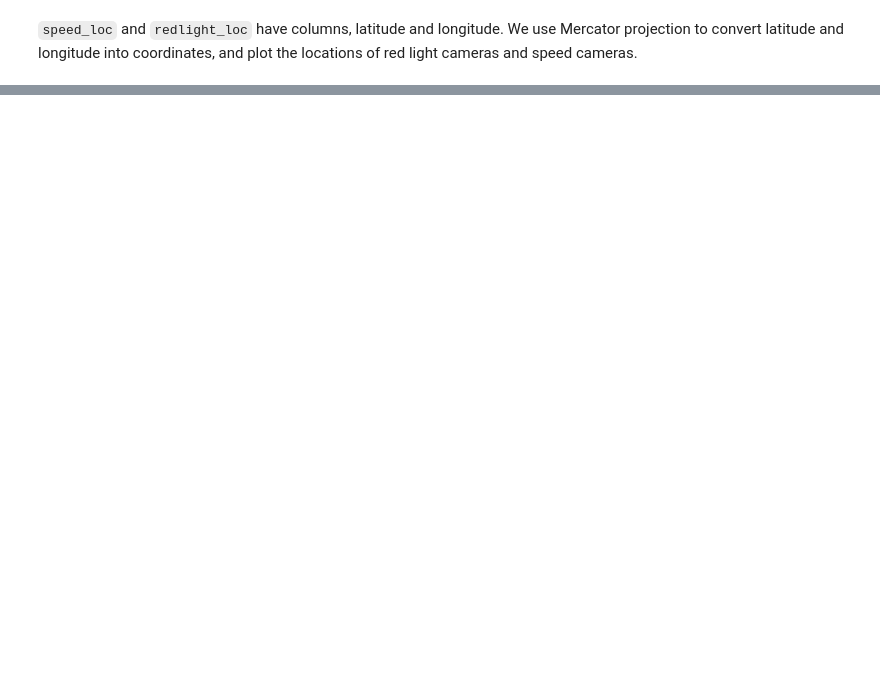
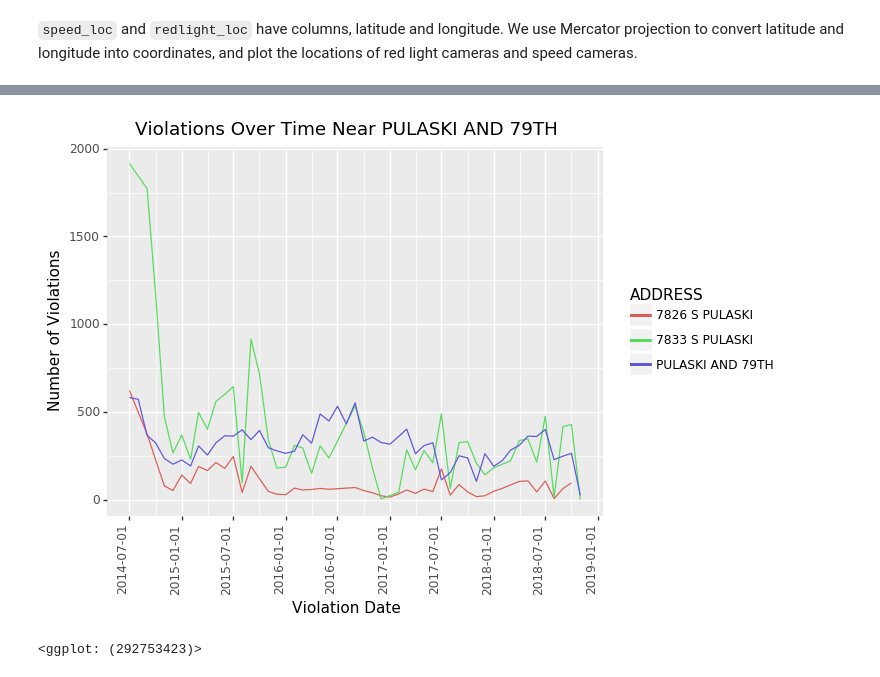
Before and after one commit to xavierhung/Project, a Jupyter notebook: Project.ipynb, the cells around one changed output, grey strips where cells are left out. Drawn from its saved outputs; the diff is of its cells as text; code cells hidden in the pictures; blank space fills up the shorter version.

```diff
--- a/Project.ipynb
+++ b/Project.ipynb
@@ -212,0 +232,25 @@ least_speed_redlight = redlight_violations_copy.loc[redlight_violations_copy['IN
+# %%
+# third_redlight_violations and third_redlight_speed are pairs
+third_redlight_speed = pd.DataFrame()
+temp = pairs.loc[pairs['redlight'] == third_redlight_violations.iloc[0,0]].reset_index(drop = True).iloc[:, 0].tolist()
+for i in range (0, len(temp)):
+    third_redlight_speed = third_redlight_speed.append(speed_violations_copy.loc[speed_violations_copy['ADDRESS'].str.contains(temp[i])].reset_index(drop = True))
+
+third_redlight_speed['date'] = pd.to_datetime(third_redlight_speed['VIOLATION DATE']).apply(lambda x: x.strftime('%Y-%m'))
+third_redlight_speed['date'] = pd.to_datetime(third_redlight_speed['date'])
+temp = third_redlight_speed.groupby(['ADDRESS', 'date'])['VIOLATIONS'].sum()
+plot2data = pd.DataFrame({'ADDRESS': temp.index.get_level_values('ADDRESS'), 'date': temp.index.get_level_values('date'),'count': temp.values})
+
+third_redlight_violations['date'] = pd.to_datetime(third_redlight_violations['VIOLATION DATE']).apply(lambda x: x.strftime('%Y-%m'))
+third_redlight_violations['date'] = pd.to_datetime(third_redlight_violations['date'])
+temp = third_redlight_violations.groupby('date')['VIOLATIONS'].sum()
+plot2data = plot2data.append(pd.DataFrame({'date': temp.index.get_level_values('date'), 'count': temp.values,'ADDRESS': third_redlight_violations.iloc[0,0]}))
+
+print(ggplot(aes(x = 'date', y = 'count', color = 'ADDRESS'), data = plot2data)
+ + geom_line()
+ + labs(x = 'Violation Date', y = 'Number of Violations')
+ + theme(axis_text_x  = element_text(angle = 90, hjust = 1))
+ + ggtitle('Violations Over Time Near ' + third_redlight_violations.iloc[0,0]))
+# %% [output]
+[figure, added]
+<ggplot: (292753423)>
```
Also changed, not shown: parts of 12 cells of this notebook.
